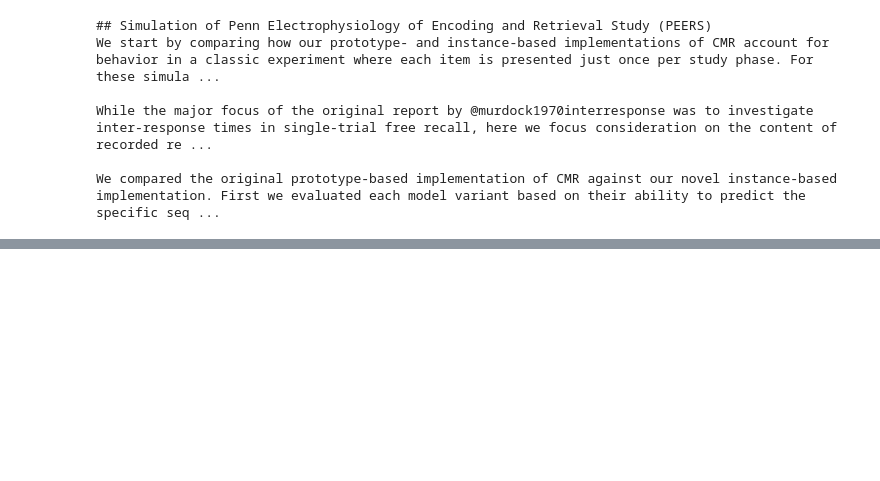
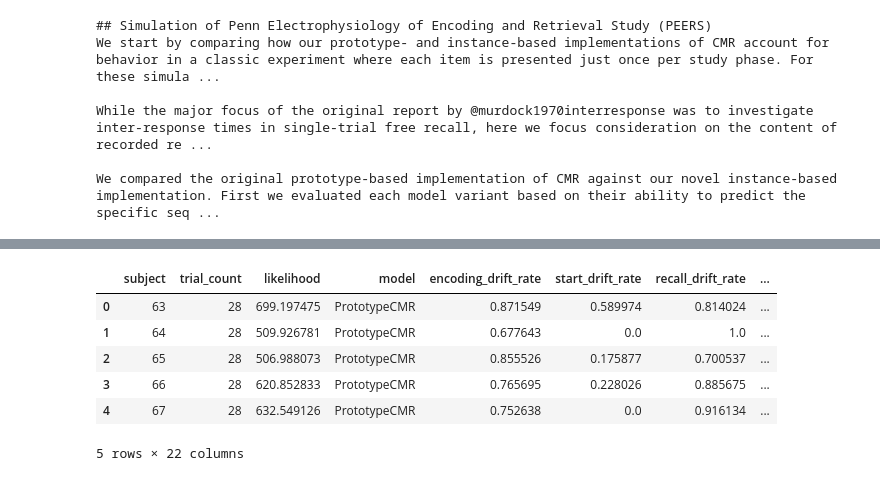
Before and after one commit to githubpsyche/compmemlearn, a Jupyter notebook: report_templates/Subjectwise_Model_Evaluation.ipynb, the cells around one changed output, grey strips where cells are left out. Drawn from its saved outputs; the diff is of its cells as text; code cells hidden in the pictures; blank space fills up the shorter version.

```diff
--- a/report_templates/Subjectwise_Model_Evaluation.ipynb
+++ b/report_templates/Subjectwise_Model_Evaluation.ipynb
@@ -117,4 +115,8 @@ events = pd.read_csv(data_path).query(data_query)
 # %%
+#| code-summary: code -- test that specified parameters are valid
+#| output: false
+
+events = pd.read_csv(data_path)
 
 # import models from specified source
 models = []
@@ -132,6 +134,7 @@ for model_index, model_class in enumerate(models):
 
     cost_function = generate_objective_function(
         events,
+        trial_query,
         init_model,
         fixed_parameters[model_index],
         free_parameters[model_index],
@@ -151,4 +154,4 @@ for model_index, model_class in enumerate(models):
         model.experience(model.items)
         model.free_recall()
 
-        cost_function(x)
+        print(cost_function(x))
@@ -170,7 +178,6 @@ We compared the original prototype-based implementation of CMR against our novel
 # | output: false
 
 individual_fits = []
-labels = []
 
 for model_index, model_class in enumerate(models):
 
@@ -180,23 +187,41 @@ for model_index, model_class in enumerate(models):
 
     for subject in pd.unique(events.subject):
         print(f'{model_names[model_index]}, Subject {subject}')
-        subset = events.query(f'subject == {subject}')
 
-        # cost function to be minimized
-        # ours scales inversely with the probability that the data could have been
-        # generated using the specified parameters and our model
-        cost_function = generate_objective_function(
-            subset,
-            init_model,
-            fixed_parameters[model_index],
-            free_parameters[model_index],
-        )
+        subject_specific_trial_query = f'subject == {subject}'
+        if trial_query:
+            subject_specific_trial_query = trial_query + ' & ' + subject_specific_trial_query
 
-        individual_fits.append(
-            differential_evolution(
-                cost_function, bounds[model_index], disp=False
-            ).fun
-        )
-        labels.append(model_names[model_index])
-        print(individual_fits[-1])
+        try:
+            # cost function to be minimized
+            # ours scales inversely with the probability that the data could have been
+            # generated using the specified parameters and our model
+            trials, list_lengths, presentations = events_metadata(events, subject_specific_trial_query)[:3]
+            cost_function = generate_objective_function(
+                events,
+                subject_specific_trial_query,
+                init_model,
+                fixed_parameters[model_index],
+                free_parameters[model_index],
+            )
+        except ValueError:
+            continue
+
+        fit_result =  differential_evolution(cost_function, bounds[model_index], disp=False)
+
+        fitted_parameters = {
+            'subject': subject, 'trial_count': len(trials),
+            'likelihood': fit_result.fun, 'model': model_names[model_index]
+            }
+        for i in range(len(fit_result.x)):
+            fitted_parameters[free_parameters[model_index][i]] = fit_result.x[i]
+        for key in fixed_parameters[model_index]:
+            fitted_parameters[key] = fixed_parameters[model_index][key]
+
+        individual_fits.append(pd.DataFrame.from_dict(fitted_parameters, orient='index').T)
+        print(individual_fits[-1]['likelihood'][0])
+
+individual_fits = pd.concat(individual_fits, ignore_index=True)
+individual_fits.to_csv('individual_{}.csv'.format(section_tag), index=False)
+individual_fits.head()
 # %% [output]
@@ -220,3 +245,10 @@ InstanceCMR, Subject 151
+|  | subject | trial_count | likelihood | model | encoding_drift_rate | start_drift_rate | recall_drift_rate | ... |
+| 0 | 63 | 28 | 699.197475 | PrototypeCMR | 0.871549 | 0.589974 | 0.814024 | ... |
+| 1 | 64 | 28 | 509.926781 | PrototypeCMR | 0.677643 | 0.0 | 1.0 | ... |
+| 2 | 65 | 28 | 506.988073 | PrototypeCMR | 0.855526 | 0.175877 | 0.700537 | ... |
+| 3 | 66 | 28 | 620.852833 | PrototypeCMR | 0.765695 | 0.228026 | 0.885675 | ... |
+| 4 | 67 | 28 | 632.549126 | PrototypeCMR | 0.752638 | 0.0 | 0.916134 | ... |
+5 rows × 22 columns
 # %%
 #| code-summary: code -- 3) plot distribution of log-likelihoods across individual subjects
 
```
Also changed, not shown: parts of 10 cells of this notebook, 27 other files.
